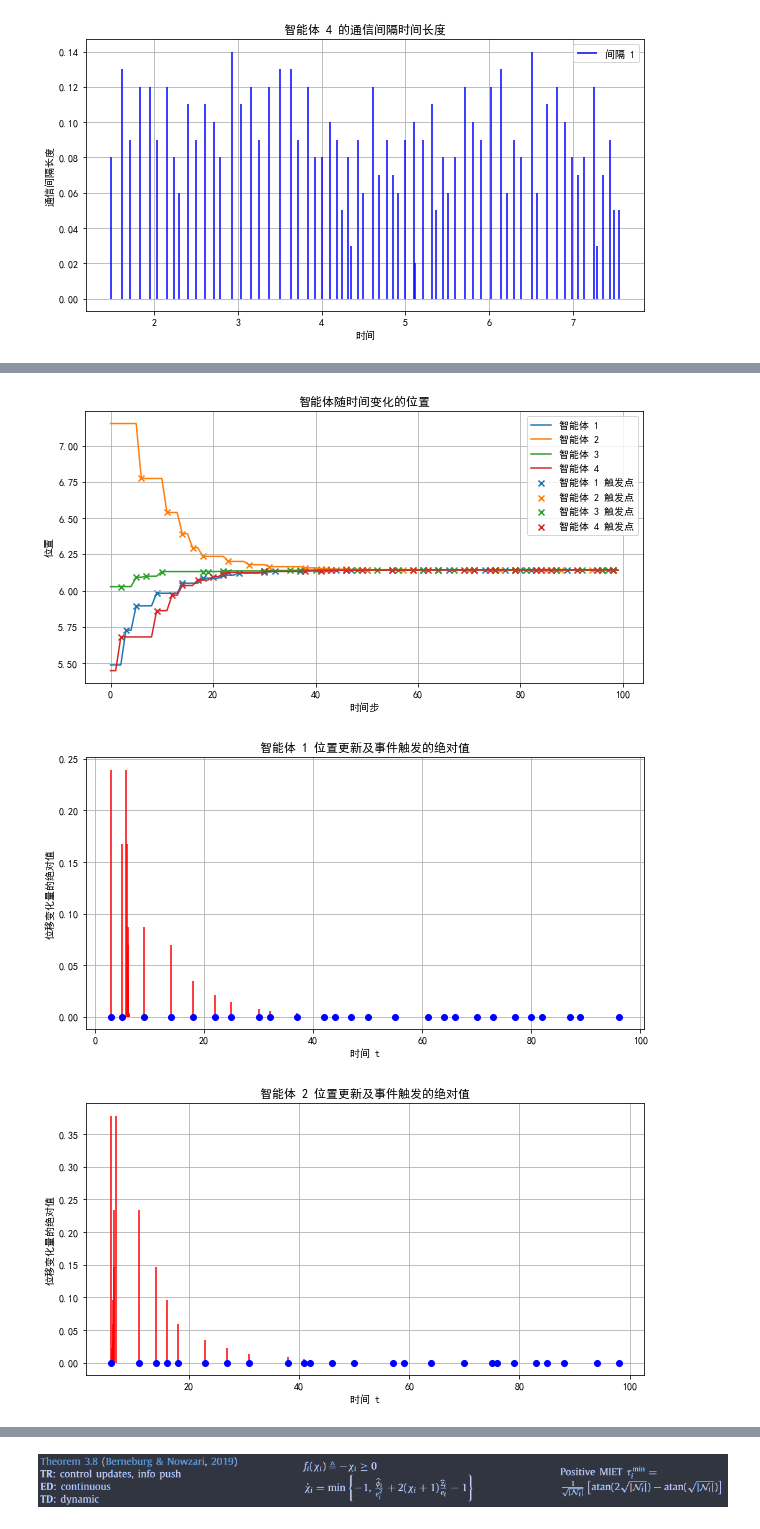
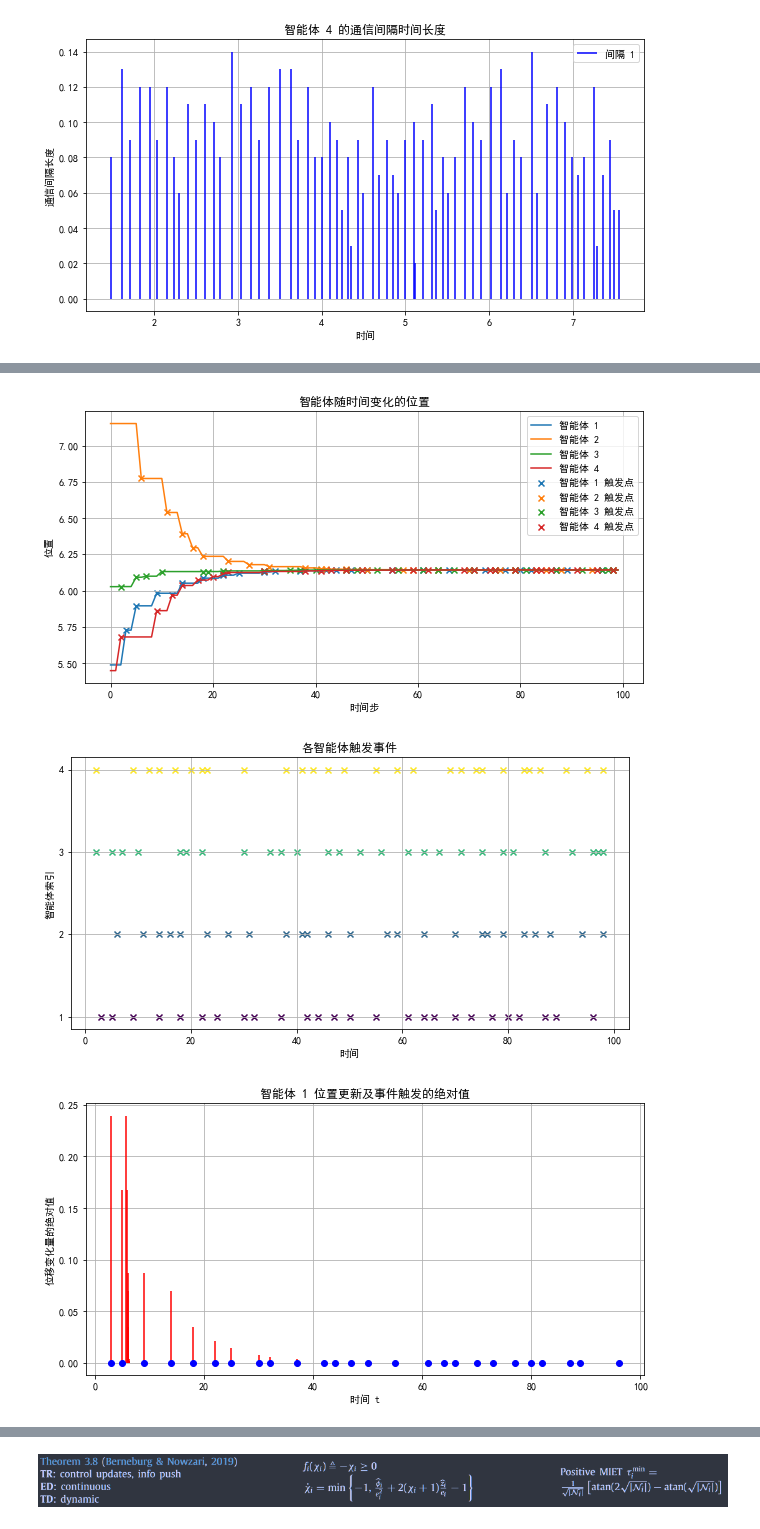
Before and after one commit to yjchenCN/Multi-agent-consensus-algorithm, a Jupyter notebook: Event-triggered consensus algorithms.ipynb, the cells around one changed output, grey strips where cells are left out. Cells and saved outputs as stored; diff of their text form; code cells hidden in the pictures.

```diff
--- a/Event-triggered consensus algorithms.ipynb
+++ b/Event-triggered consensus algorithms.ipynb
@@ -838,6 +838,27 @@ plt.legend()
 plt.grid(True)
 
 
+# 绘制触发事件图，确保智能体的触发事件颜色与其位置图中的颜色相匹配
+plt.figure(figsize=(10, 5))
+colors = plt.cm.viridis(np.linspace(0, 1, num_agents))  # 生成颜色映射
+# 收集所有智能体的触发时间点和对应的索引
+trigger_events = []
+for i, agent in enumerate(agents):
+    for t, _ in agent.trigger_points:
+        trigger_events.append((t, i + 1, colors[i]))  # 存储时间、智能体索引和颜色
+# 按触发时间排序
+trigger_events.sort()
+# 绘制触发事件
+for t, i, color in trigger_events:
+    plt.scatter(t, i, marker='x', color=color)  # 使用相应颜色绘制触发事件
+plt.xlabel('时间')
+plt.ylabel('智能体索引')
+plt.title('各智能体触发事件')
+plt.yticks(range(1, num_agents + 1))  # 设置y轴刻度以匹配智能体的索引
+plt.grid(True)
+plt.show()
+
+
 for index, agent in enumerate(agents):
     plt.figure(figsize=(10, 5))
     for trigger_time, delta_position in zip(agent.trigger_points, agent.delta_positions):
@@ -845,33 +866,33 @@ for index, agent in enumerate(agents):
             absolute_delta = abs(delta_position)
             plt.vlines(trigger_time, 0, absolute_delta, colors='r')
             plt.plot(trigger_time[0], 0, 'bo')
     plt.xlabel('时间 t')
     plt.ylabel('位移变化量的绝对值')
     plt.title(f'智能体 {index + 1} 位置更新及事件触发的绝对值')
     plt.grid(True)
 
 
 for index, agent in enumerate(agents):
     if len(agent.communication_times) > 1:
         # 计算相邻两次通信的时间间隔
         intervals = np.diff(agent.communication_times)
         plt.figure(figsize=(10, 5))  # 为每个智能体创建一个新的图形
         for i, time in enumerate(agent.communication_times[1:]):
             # 在每次通信时间点上绘制一条垂直线，长度代表时间间隔
             plt.vlines(time, 0, intervals[i], label=f'间隔 {i+1}' if i == 0 else "", color='b')  # 仅在第一条线添加图例标签
         plt.xlabel('时间')
         plt.ylabel('通信间隔长度')
         plt.title(f'智能体 {index + 1} 的通信间隔时间长度')
         plt.legend()
         plt.grid(True)
         plt.show()
 
     # 解决中文显示问题
     plt.rcParams['font.sans-serif'] = ['SimHei']  # 指定默认字体为黑体
     plt.rcParams['axes.unicode_minus'] = False  # 解决保存图像时负号 '-' 显示为方块的问题
 
-    plt.show()
+plt.show()
 # %% [output]
 [figure]
-[figure, old version]
+[figure, new version]
-[figure, old version]
+[figure, new version]
```
Also changed, not shown: parts of 1 cell of this notebook, 1 other file.
